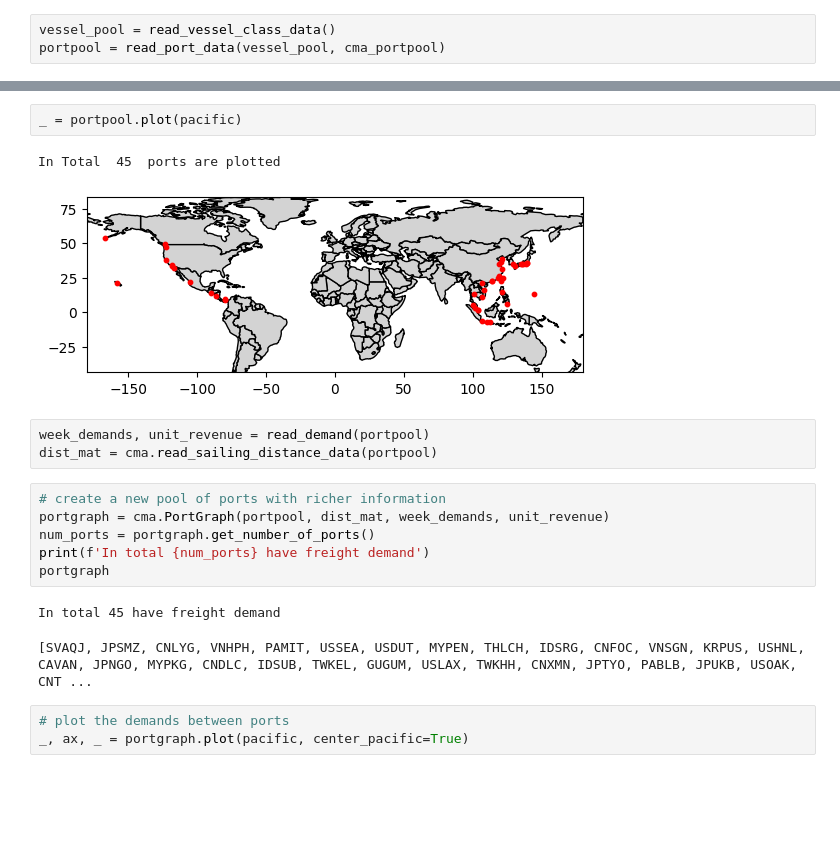
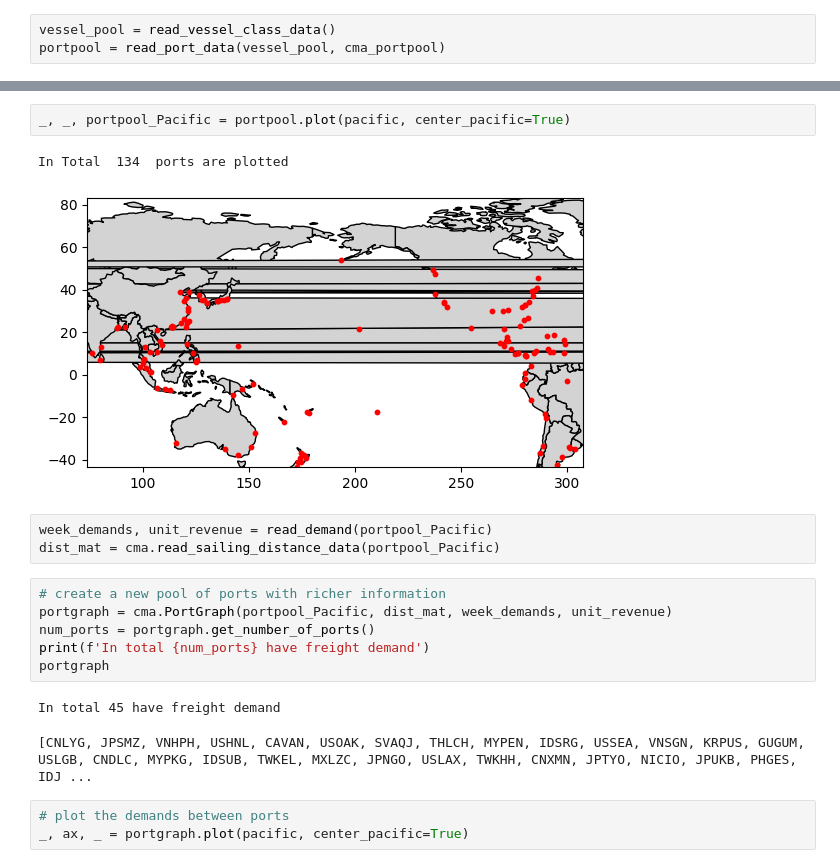
Before and after one commit to anjaliancy/nus-cma-proj-priv, a Jupyter notebook: src/test_benchmarks.ipynb, the cells around one changed output, grey strips where cells are left out. Saved outputs shown, nothing was run; the diff lists cells and outputs as text; blank space fills up the shorter version.

```diff
--- a/src/test_benchmarks.ipynb
+++ b/src/test_benchmarks.ipynb
@@ -32,20 +52,20 @@ portpool.get_number_of_ports()
 # %%
-_ = portpool.plot(pacific)
+_, _, portpool_Pacific = portpool.plot(pacific, center_pacific=True)
 # %% [output]
-In Total  45  ports are plotted
+In Total  134  ports are plotted
-[figure, old version]
+[figure, new version]
 # %%
-week_demands, unit_revenue = read_demand(portpool)
-dist_mat = cma.read_sailing_distance_data(portpool)
+week_demands, unit_revenue = read_demand(portpool_Pacific)
+dist_mat = cma.read_sailing_distance_data(portpool_Pacific)
 # %%
 # create a new pool of ports with richer information
-portgraph = cma.PortGraph(portpool, dist_mat, week_demands, unit_revenue)
+portgraph = cma.PortGraph(portpool_Pacific, dist_mat, week_demands, unit_revenue)
 num_ports = portgraph.get_number_of_ports()
 print(f'In total {num_ports} have freight demand')
 portgraph
 # %% [output]
 In total 45 have freight demand
-[SVAQJ, JPSMZ, CNLYG, VNHPH, PAMIT, USSEA, USDUT, MYPEN, THLCH, IDSRG, CNFOC, VNSGN, KRPUS, USHNL, CAVAN, JPNGO, MYPKG, CNDLC, IDSUB, TWKEL, GUGUM, USLAX, TWKHH, CNXMN, JPTYO, PABLB, JPUKB, USOAK, CNT ...
+[CNLYG, JPSMZ, VNHPH, USHNL, CAVAN, USOAK, SVAQJ, THLCH, MYPEN, IDSRG, USSEA, VNSGN, KRPUS, GUGUM, USLGB, CNDLC, MYPKG, IDSUB, TWKEL, MXLZC, JPNGO, USLAX, TWKHH, CNXMN, JPTYO, NICIO, JPUKB, PHGES, IDJ ...
 # %%
 # plot the demands between ports
 _, ax, _ = portgraph.plot(pacific, center_pacific=True)
```
Also changed, not shown: parts of 8 cells of this notebook, 5 other files.
